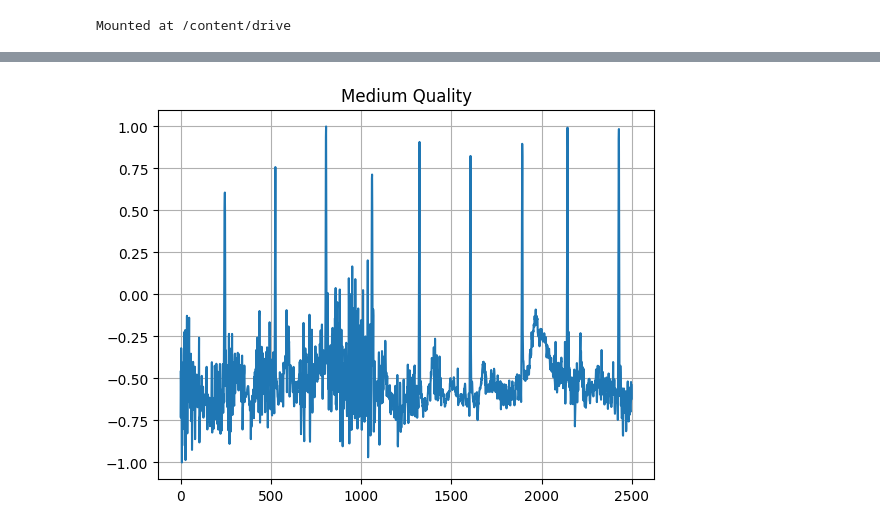
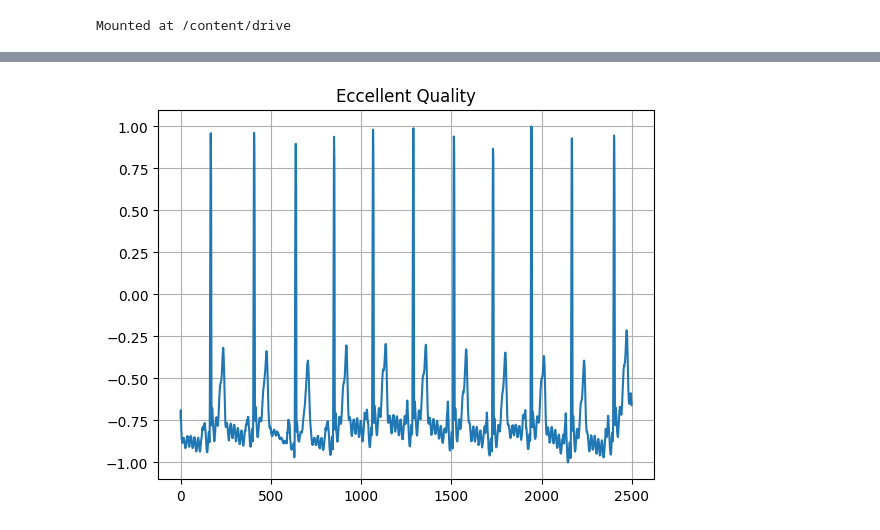
Before and after one commit to MatteoMarcoM/Progetto_AIA, a Jupyter notebook: preprocessing.ipynb, the cells around one changed output, grey strips where cells are left out. Saved outputs shown, nothing was run; the diff lists cells and outputs as text; code cells hidden in the pictures.

```diff
--- a/preprocessing.ipynb
+++ b/preprocessing.ipynb
@@ -494,4 +484,4 @@ plot_first_n_samples(processed_dataset_path, 10)
 # %%
-#plot_samples_from_df(df, 11100, 11110)
-plot_samples_from_df(df, 100, 110)
+plot_samples_from_df(df, 1100, 1110)
+#plot_samples_from_df(df, 100, 110)
 # %% [output]
@@ -505 +495 @@ plot_samples_from_df(df, 100, 110)
-[figure, old version]
+[figure, new version]
```
Also changed, not shown: parts of 11 cells of this notebook.
